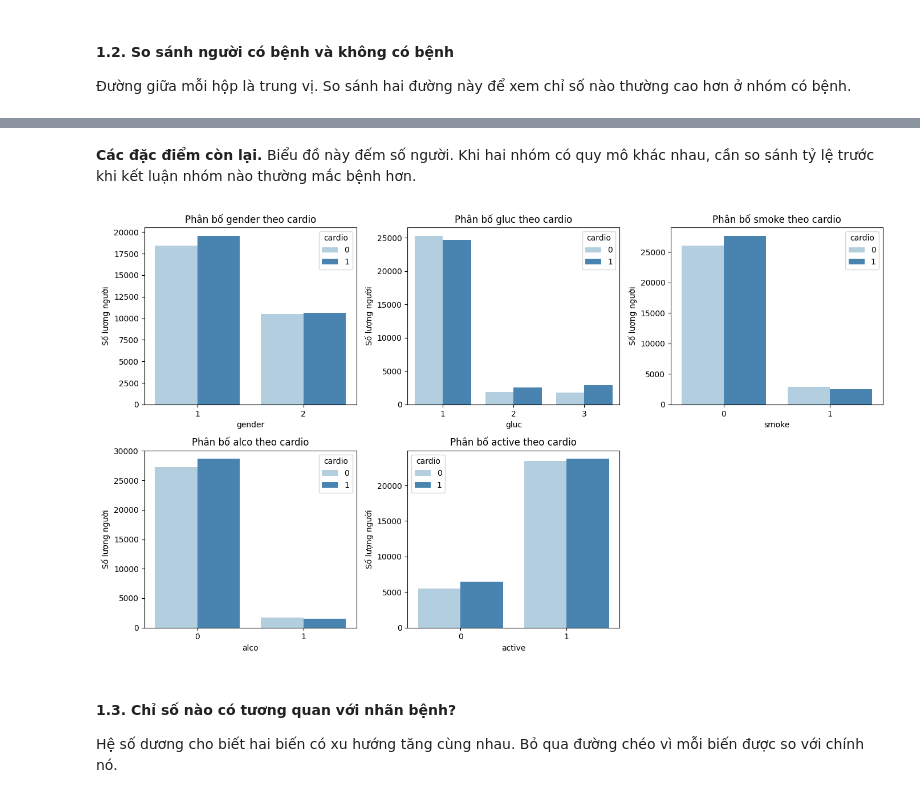
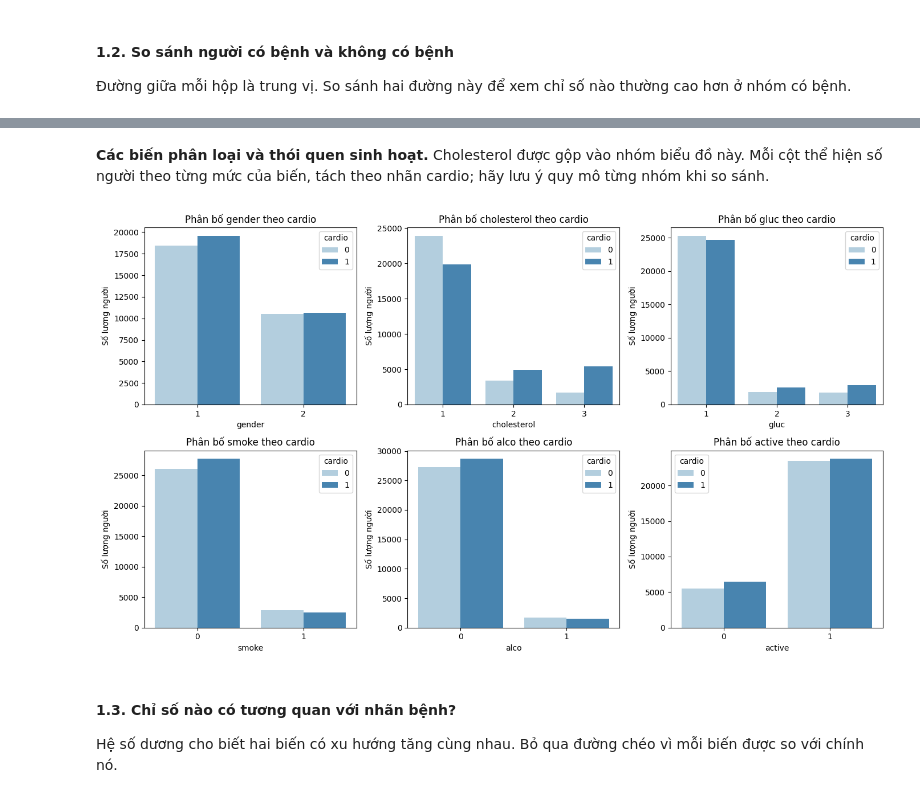
Before and after one commit to quanla200806-spec/ady-2, a Jupyter notebook: EDA.ipynb, the cells around one changed output, grey strips where cells are left out. Saved outputs shown, nothing was run; the diff lists cells and outputs as text; code cells hidden in the pictures.

```diff
--- a/EDA.ipynb
+++ b/EDA.ipynb
@@ -159,30 +134,28 @@ plt.show()
 # %% [markdown]
-**Các đặc điểm còn lại.** Biểu đồ này đếm số người. Khi hai nhóm có quy mô khác nhau, cần so sánh tỷ lệ trước khi kết luận nhóm nào thường mắc bệnh hơn.
+**Các biến phân loại và thói quen sinh hoạt.** Cholesterol được gộp vào nhóm biểu đồ này. Mỗi cột thể hiện số người theo từng mức của biến, tách theo nhãn cardio; hãy lưu ý quy mô từng nhóm khi so sánh.
 # %%
 # Phân bố các biến phân loại và thói quen sinh hoạt theo cardio
-category_columns = ["gender", "gluc", "smoke", "alco", "active"]
+category_columns = ["gender", "cholesterol", "gluc", "smoke", "alco", "active"]
 
 # Tạo hình gồm 2 hàng x 3 cột = 6 ô biểu đồ
 figure, axis_grid = plt.subplots(2, 3, figsize=(14, 8))
 axis_list = axis_grid.flatten()
 
 for position, column_name in enumerate(category_columns):
     current_axis = axis_list[position]
 
     # Đếm số người theo từng giá trị của cột, tách màu theo nhãn cardio
     sns.countplot(data=cardio_data, x=column_name, hue="cardio", ax=current_axis, palette="Blues")
 
     chart_title = "Phân bố " + column_name + " theo cardio"
     current_axis.set_title(chart_title)
     current_axis.set_xlabel(column_name)
     current_axis.set_ylabel("Số lượng người")
 
-# Xóa ô thứ 6 bị thừa
-figure.delaxes(axis_list[5])
 plt.tight_layout()
 plt.show()
 # %% [output]
-[figure, old version]
+[figure, new version]
 # %% [markdown]
 #### 1.3. Chỉ số nào có tương quan với nhãn bệnh?
 
```
Also changed, not shown: parts of 7 cells of this notebook.
